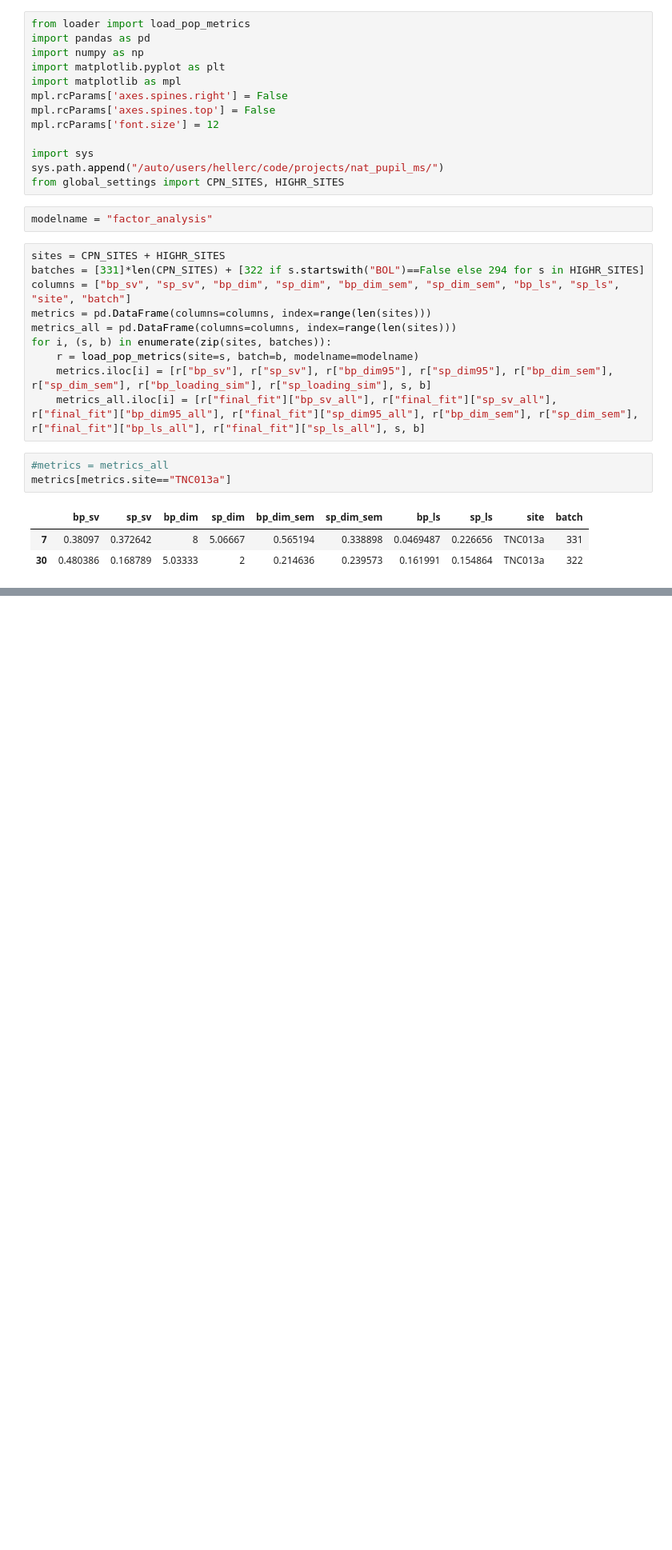
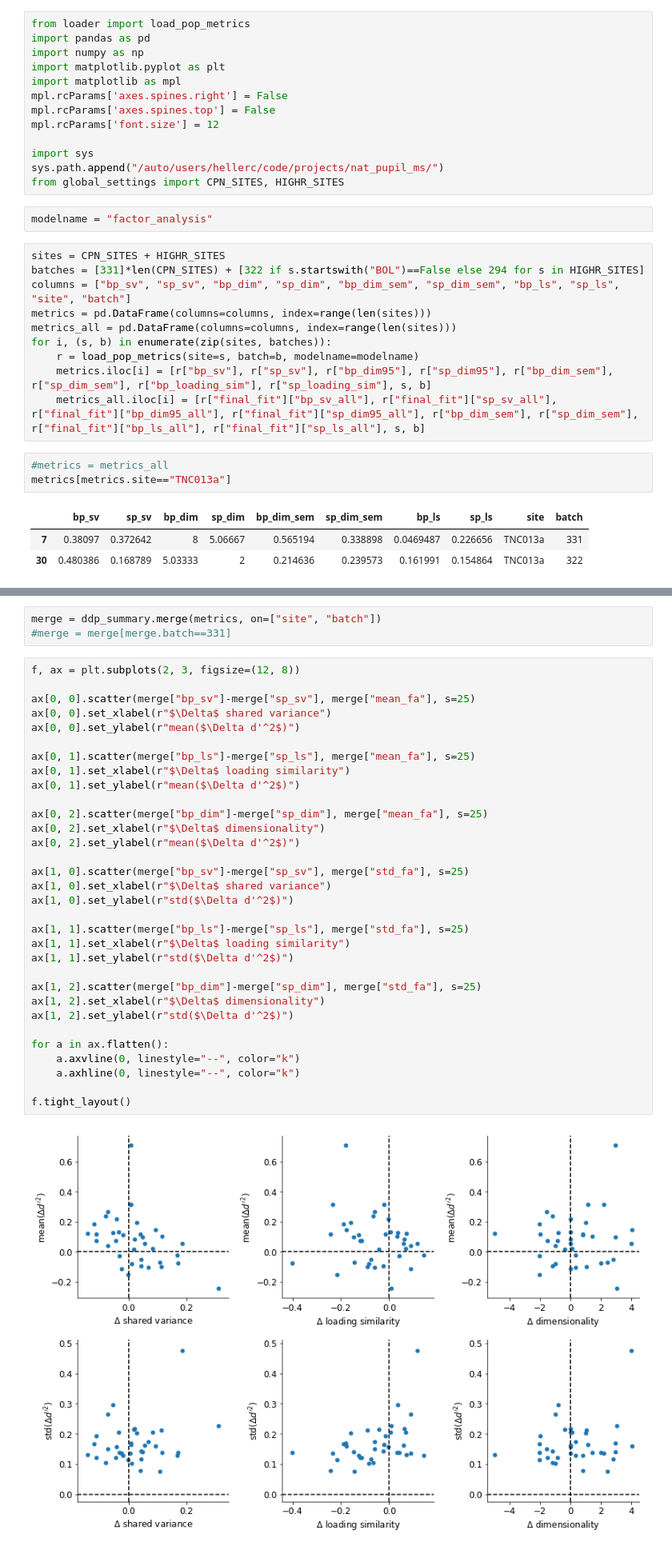
Before and after one commit to crheller/nat_pup_ms, a Jupyter notebook: FA/summary.ipynb, the cells around one changed output, grey strips where cells are left out. Shown: that part at 80% size. Cells and saved outputs as stored; diff of their text form; blank space fills up the shorter version.

```diff
--- a/FA/summary.ipynb
+++ b/FA/summary.ipynb
@@ -104,0 +147,37 @@ plt.scatter(df["dp_opt_test"], df_fa["dp_opt_test"], s=5)
+# %%
+merge = ddp_summary.merge(metrics, on=["site", "batch"])
+#merge = merge[merge.batch==331]
+# %%
+f, ax = plt.subplots(2, 3, figsize=(12, 8))
+
+ax[0, 0].scatter(merge["bp_sv"]-merge["sp_sv"], merge["mean_fa"], s=25)
+ax[0, 0].set_xlabel(r"$\Delta$ shared variance")
+ax[0, 0].set_ylabel(r"mean($\Delta d'^2$)")
+
+ax[0, 1].scatter(merge["bp_ls"]-merge["sp_ls"], merge["mean_fa"], s=25)
+ax[0, 1].set_xlabel(r"$\Delta$ loading similarity")
+ax[0, 1].set_ylabel(r"mean($\Delta d'^2$)")
+
+ax[0, 2].scatter(merge["bp_dim"]-merge["sp_dim"], merge["mean_fa"], s=25)
+ax[0, 2].set_xlabel(r"$\Delta$ dimensionality")
+ax[0, 2].set_ylabel(r"mean($\Delta d'^2$)")
+
+ax[1, 0].scatter(merge["bp_sv"]-merge["sp_sv"], merge["std_fa"], s=25)
+ax[1, 0].set_xlabel(r"$\Delta$ shared variance")
+ax[1, 0].set_ylabel(r"std($\Delta d'^2$)")
+
+ax[1, 1].scatter(merge["bp_ls"]-merge["sp_ls"], merge["std_fa"], s=25)
+ax[1, 1].set_xlabel(r"$\Delta$ loading similarity")
+ax[1, 1].set_ylabel(r"std($\Delta d'^2$)")
+
+ax[1, 2].scatter(merge["bp_dim"]-merge["sp_dim"], merge["std_fa"], s=25)
+ax[1, 2].set_xlabel(r"$\Delta$ dimensionality")
+ax[1, 2].set_ylabel(r"std($\Delta d'^2$)")
+
+for a in ax.flatten():
+    a.axvline(0, linestyle="--", color="k")
+    a.axhline(0, linestyle="--", color="k")
+
+f.tight_layout()
+# %% [output]
+[figure, added]
```
Also changed, not shown: parts of 15 cells of this notebook, 4 other files.
